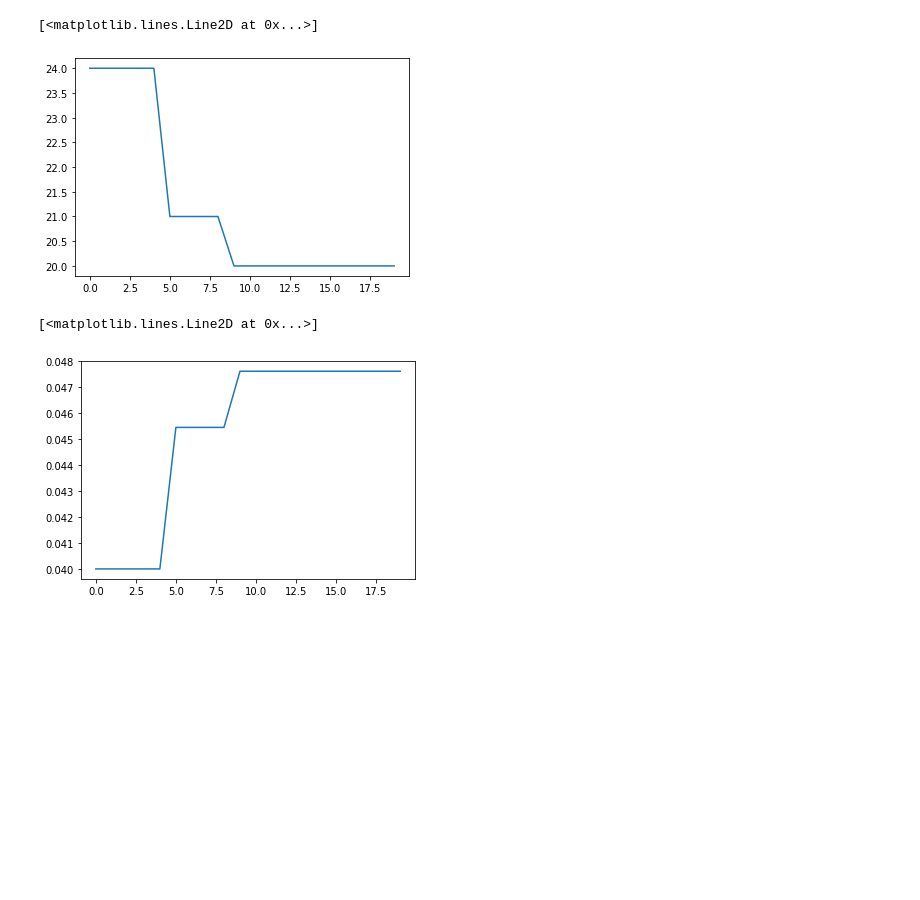
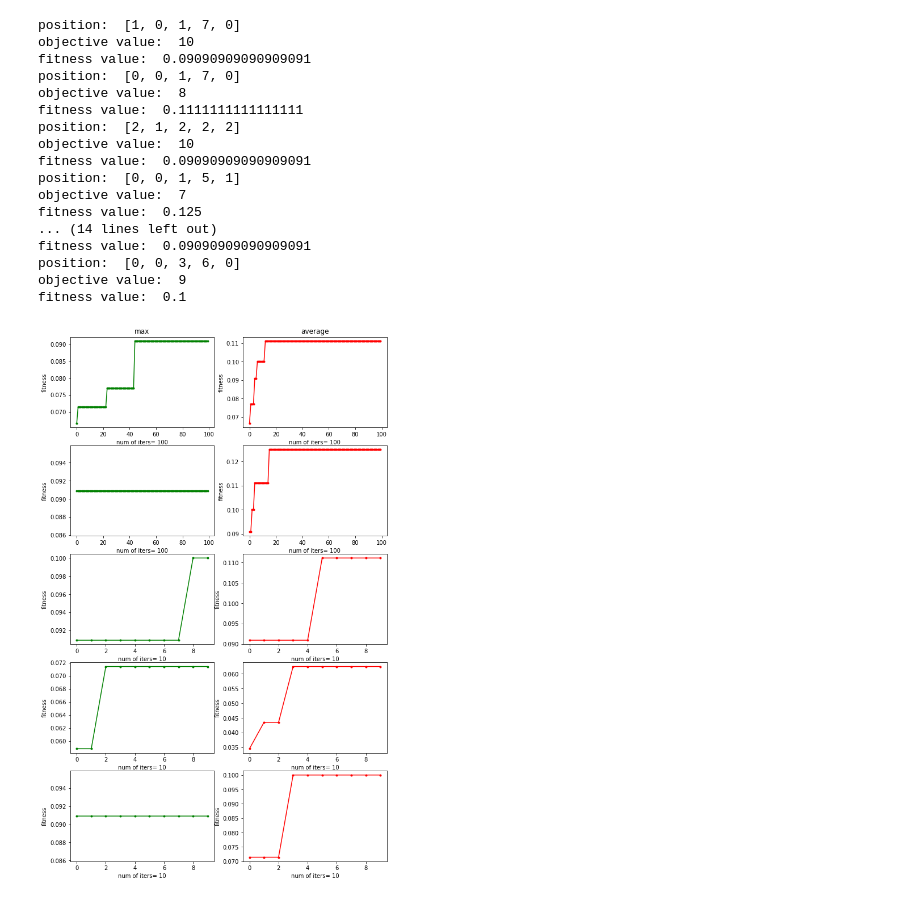
Before and after one commit to mirjanaa/Bee-Colony-Optimization, a Jupyter notebook: money.ipynb, the cells around one changed output. Drawn from its saved outputs; the diff is of its cells as text; code cells hidden in the pictures; blank space fills up the shorter version.

Commit message:
added  plot and some changes

```diff
--- a/money.ipynb
+++ b/money.ipynb
@@ -144,10 +143,65 @@ fitness value:  0.047619047619047616
-# %%
-plt.plot(range(NUM_OF_ITERATIONS), obj_values)
-# %% [output]
-[<matplotlib.lines.Line2D at 0x...>]
-[figure, removed]
-# %%
-plt.plot(range(NUM_OF_ITERATIONS), fitness_values)
-# %% [output]
-[<matplotlib.lines.Line2D at 0x...>]
-[figure, removed]
+# %%
+population_size = [5, 50, 100, 300]
+num_iters = [10, 100]
+limit = [2, 5]
+target = 75
+
+tmp=5
+
+plt.figure(figsize=(10, 17))
+
+p = random.sample(population_size, k=1)[0]
+n = random.sample(num_iters, k=1)[0]
+l = random.sample(limit, k=1)[0]
+
+best_solution, _, fitness_values = ABC_algorithm(p, n, l, obj_function, 'max', target)
+plt.subplot(tmp, 2, 1)
+plt.plot(range(n), fitness_values, color='green', marker='.')
+plt.xlabel("num of iters= " + str(n))
+plt.ylabel("fitness")
+plt.title('max')
+
+best_solution, _, fitness_values = ABC_algorithm(p, n, l, obj_function, 'average', target)
+plt.subplot(tmp, 2, 2)
+plt.plot(range(n), fitness_values, color='red', marker='.')
+plt.xlabel("num of iters= " + str(n))
+plt.ylabel("fitness")
+plt.title('average')
+
+for i in range(1, tmp):
+  p = random.sample(population_size, k=1)[0]
+  n = random.sample(num_iters, k=1)[0]
+  l = random.sample(limit, k=1)[0]
+
+  best_solution, _, fitness_values = ABC_algorithm(p, n, l, obj_function, 'max', target)
+  plt.subplot(tmp, 2, 2*i+1)
+  plt.plot(range(n), fitness_values, color='green', marker='.')
+  plt.xlabel("num of iters= " + str(n))
+  plt.ylabel("fitness")
+
+  best_solution, _, fitness_values = ABC_algorithm(p, n, l, obj_function, 'average', target)
+  plt.subplot(tmp, 2, 2*i+2)
+  plt.plot(range(n), fitness_values, color='red', marker='.')
+  plt.xlabel("num of iters= " + str(n))
+  plt.ylabel("fitness")
+
+plt.show()
+# %% [output]
+position:  [1, 0, 1, 7, 0]
+objective value:  10
+fitness value:  0.09090909090909091
+position:  [0, 0, 1, 7, 0]
+objective value:  8
+fitness value:  0.1111111111111111
+position:  [2, 1, 2, 2, 2]
+objective value:  10
+fitness value:  0.09090909090909091
+position:  [0, 0, 1, 5, 1]
+objective value:  7
+fitness value:  0.125
+... (14 lines left out)
+fitness value:  0.09090909090909091
+position:  [0, 0, 3, 6, 0]
+objective value:  9
+fitness value:  0.1
+[figure, added]
```
Also changed, not shown: parts of 3 cells of this notebook.
